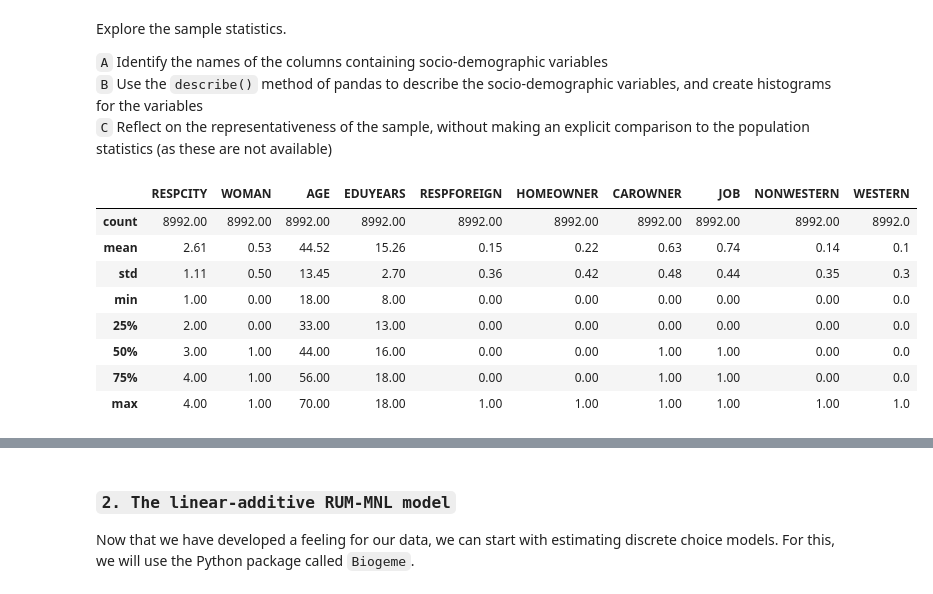
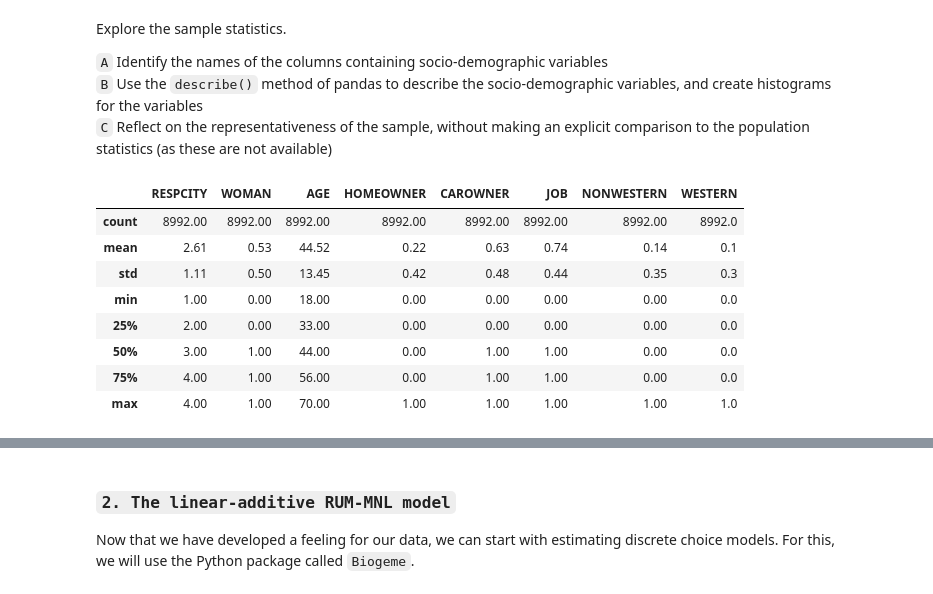
Before and after one commit to kschmoutziguer/Q2_2025, a Jupyter notebook: Lab_sessions/Lab_session_01/Lab_01A.ipynb, the cells around one changed output, grey strips where cells are left out. Saved outputs shown, nothing was run; the diff lists cells and outputs as text; code cells hidden in the pictures.

```diff
--- a/Lab_sessions/Lab_session_01/Lab_01A.ipynb
+++ b/Lab_sessions/Lab_session_01/Lab_01A.ipynb
@@ -199,18 +199,17 @@ Explore the sample statistics.<br>
 `C` Reflect on the representativeness of the sample, without making an explicit comparison to the population statistics (as these are not available)<br>
 # %%
 # your code here
-socio_demographic_vars = ['RESPCITY', 'WOMAN', 'AGE', 'EDUYEARS', 'RESPFOREIGN',
-                          'HOMEOWNER', 'CAROWNER', 'JOB', 'NONWESTERN', 'WESTERN']
+socio_demographic_vars = ['RESPCITY', 'WOMAN', 'AGE', 'HOMEOWNER', 'CAROWNER', 'JOB', 'NONWESTERN', 'WESTERN']
 
 round(df[socio_demographic_vars].describe(),2)
 # %% [output]
-|  | RESPCITY | WOMAN | AGE | EDUYEARS | RESPFOREIGN | HOMEOWNER | CAROWNER | JOB | NONWESTERN | WESTERN |
-| count | 8992.00 | 8992.00 | 8992.00 | 8992.00 | 8992.00 | 8992.00 | 8992.00 | 8992.00 | 8992.00 | 8992.0 |
-| mean | 2.61 | 0.53 | 44.52 | 15.26 | 0.15 | 0.22 | 0.63 | 0.74 | 0.14 | 0.1 |
-| std | 1.11 | 0.50 | 13.45 | 2.70 | 0.36 | 0.42 | 0.48 | 0.44 | 0.35 | 0.3 |
-| min | 1.00 | 0.00 | 18.00 | 8.00 | 0.00 | 0.00 | 0.00 | 0.00 | 0.00 | 0.0 |
-| 25% | 2.00 | 0.00 | 33.00 | 13.00 | 0.00 | 0.00 | 0.00 | 0.00 | 0.00 | 0.0 |
-| 50% | 3.00 | 1.00 | 44.00 | 16.00 | 0.00 | 0.00 | 1.00 | 1.00 | 0.00 | 0.0 |
-| 75% | 4.00 | 1.00 | 56.00 | 18.00 | 0.00 | 0.00 | 1.00 | 1.00 | 0.00 | 0.0 |
-| max | 4.00 | 1.00 | 70.00 | 18.00 | 1.00 | 1.00 | 1.00 | 1.00 | 1.00 | 1.0 |
+|  | RESPCITY | WOMAN | AGE | HOMEOWNER | CAROWNER | JOB | NONWESTERN | WESTERN |
+| count | 8992.00 | 8992.00 | 8992.00 | 8992.00 | 8992.00 | 8992.00 | 8992.00 | 8992.0 |
+| mean | 2.61 | 0.53 | 44.52 | 0.22 | 0.63 | 0.74 | 0.14 | 0.1 |
+| std | 1.11 | 0.50 | 13.45 | 0.42 | 0.48 | 0.44 | 0.35 | 0.3 |
+| min | 1.00 | 0.00 | 18.00 | 0.00 | 0.00 | 0.00 | 0.00 | 0.0 |
+| 25% | 2.00 | 0.00 | 33.00 | 0.00 | 0.00 | 0.00 | 0.00 | 0.0 |
+| 50% | 3.00 | 1.00 | 44.00 | 0.00 | 1.00 | 1.00 | 0.00 | 0.0 |
+| 75% | 4.00 | 1.00 | 56.00 | 0.00 | 1.00 | 1.00 | 0.00 | 0.0 |
+| max | 4.00 | 1.00 | 70.00 | 1.00 | 1.00 | 1.00 | 1.00 | 1.0 |
 # %%
```
Also changed, not shown: parts of 9 cells of this notebook, 2 other files.
